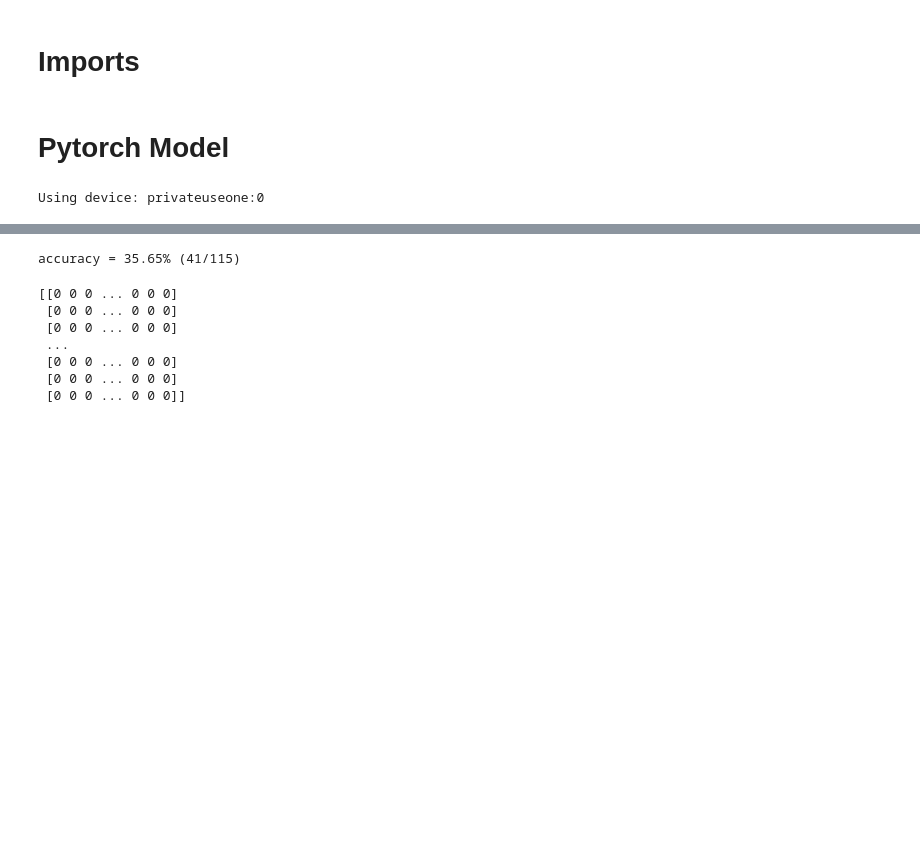
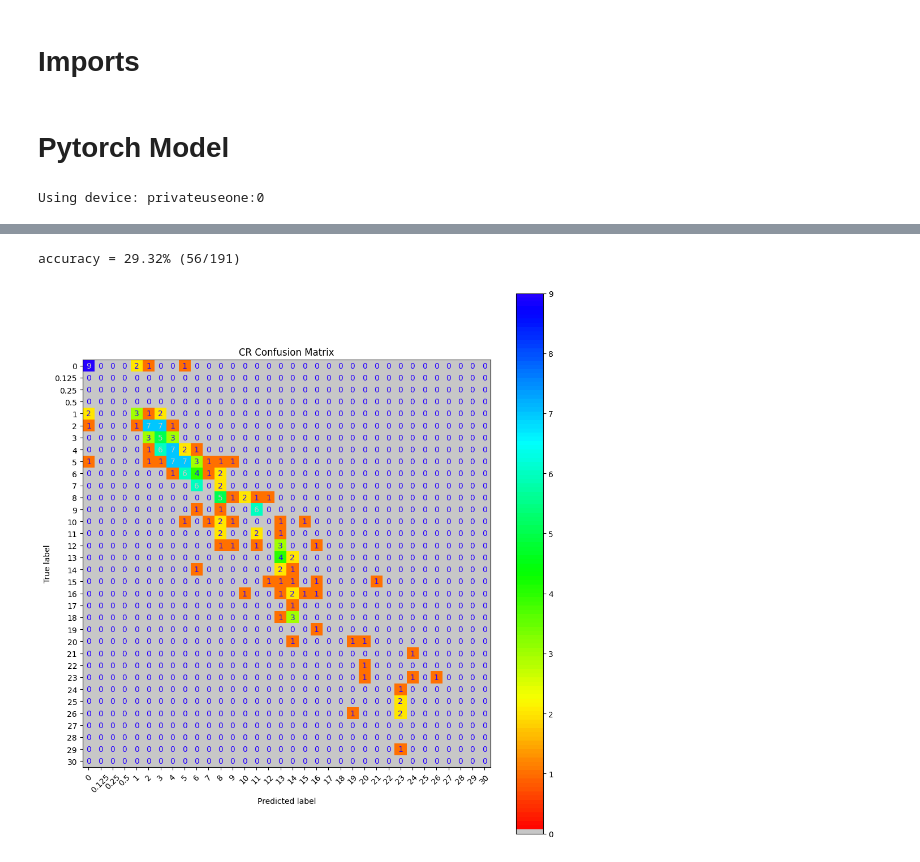
Before and after one commit to Sharpy796/CRCalculatorModel, a Jupyter notebook: CRCalculatorModel.ipynb, the cells around one changed output, grey strips where cells are left out. Saved outputs shown, nothing was run; the diff lists cells and outputs as text; code cells hidden in the pictures; blank space fills up the shorter version.

Commit message:
made a plot

```diff
--- a/CRCalculatorModel.ipynb
+++ b/CRCalculatorModel.ipynb
@@ -278,8 +308,8 @@ class CRPredictor(nn.Module):
     def __init__(self, input_size, hidden_size, num_classes):
         super(CRPredictor,self).__init__()
         weight1 = 1.5
-        weight2 = 2
-        weight3 = 8
+        weight2 = 2*2
+        weight3 = 4*2
         weight4 = 3
         weight5 = 2
         weight6 = 1
@@ -394,37 +424,46 @@ epoch 100/100, step 20/21, loss = 0.2769
 Finished training.
 # %%
 with torch.no_grad(): # we don't need gradients in the testing phase
-    n_correct = 0
-    n_samples = 0
+    y_test = []
+    y_pred = []
+    cm = None
     for name,numeric,cat1,cat2,cat3,cat4,target in test_loader:
         # Move test data to GPU as well
         numeric = numeric.to(device)
         cat1 = cat1.to(device)
         cat2 = cat2.to(device)
         cat3 = cat3.to(device)
         cat4 = cat4.to(device)
         target = target.to(device)
 
         outputs = model(numeric,cat1,cat2,cat3,cat4)
 
         _, predictions = torch.max(outputs,1) # 1 is the dimension
-        n_samples += target.shape[0]
-        n_correct += (predictions == target).sum().item()
+        y_test = np.concatenate([y_test,target.cpu().numpy()])
+        y_pred = np.concatenate([y_pred,predictions.cpu().numpy()])\
+
+    cm = confusion_matrix(y_true=y_test,y_pred=y_pred,labels=crs)
+    disp = ConfusionMatrixDisplay(confusion_matrix=cm,
+                                  display_labels=crs)
 
 
-
+    n_correct = (y_test == y_pred).sum().item()
+    n_samples = y_test.shape[0]
     accuracy = 100 * n_correct / n_samples
     print(f'accuracy = {accuracy:.2f}% ({n_correct}/{n_samples})')
+
+    oldcolors = mpl.colormaps['hsv']
+    newcolors = oldcolors(np.linspace(0,.70, 128))
+    val = 200
+    grey = np.array([val/256, val/256, val/256, 1])
+    newcolors[:1, :] = grey
+    cmap = ListedColormap(newcolors)
+    fig, ax = plt.subplots(figsize=(10, 10))
+    disp.plot(ax=ax,cmap=cmap)
+    plt.xticks(rotation=45)
+    plt.title("CR Confusion Matrix")
+
+    plt.tight_layout()
 # %% [output]
-accuracy = 35.65% (41/115)
+accuracy = 29.32% (56/191)
+[figure, added]
-# %%
-confusion_mtx = np.zeros((num_classes, num_classes), dtype=int)
-print(confusion_mtx)
-# %% [output]
-[[0 0 0 ... 0 0 0]
- [0 0 0 ... 0 0 0]
- [0 0 0 ... 0 0 0]
- ...
- [0 0 0 ... 0 0 0]
- [0 0 0 ... 0 0 0]
- [0 0 0 ... 0 0 0]]
```
Also changed, not shown: parts of 5 cells of this notebook.
